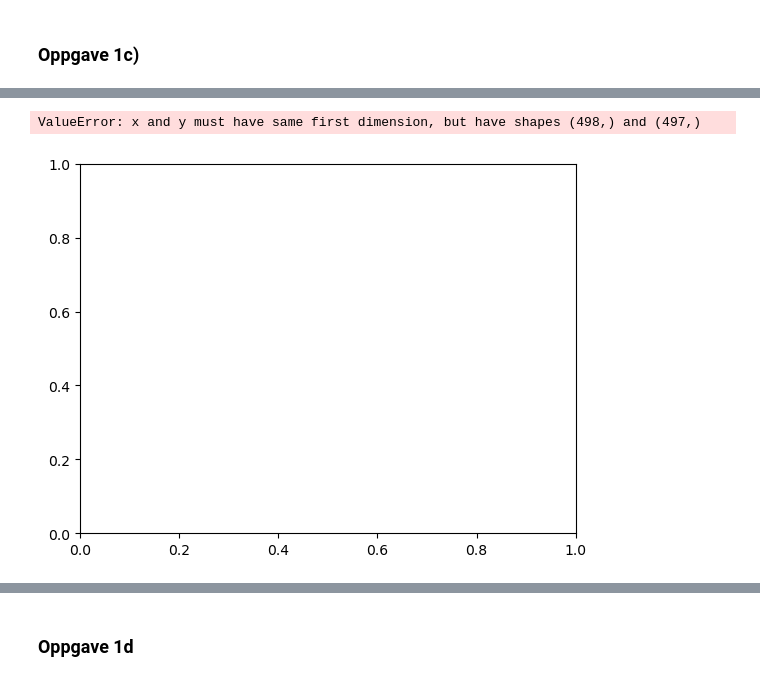
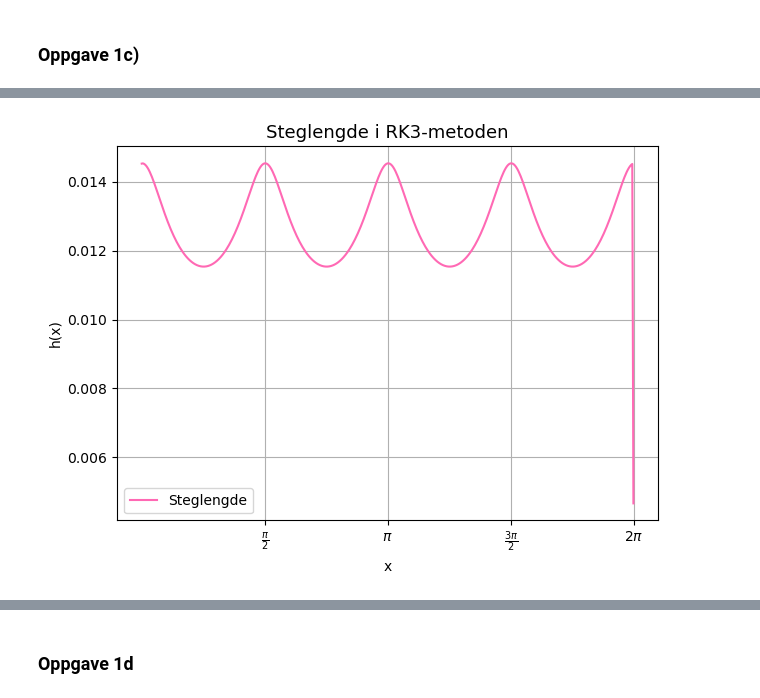
Before and after one commit to cfure3-svg/prosjekt3, a Jupyter notebook: prosjekt3.ipynb, the cells around one changed output, grey strips where cells are left out. Cells and saved outputs as stored; diff of their text form; code cells hidden in the pictures.

```diff
--- a/prosjekt3.ipynb
+++ b/prosjekt3.ipynb
@@ -117,7 +115,18 @@ Den numeriske løsningen stemmer overens med den analytiske.
-# %%
-# Plot for steglengde
-plt.plot(x_verdier, h_verdier)
-plt.show()
-# %% [output]
-ValueError: x and y must have same first dimension, but have shapes (498,) and (497,)
-[figure, removed]
+# %%
+# Plot for steglengde
+plt.plot(x_verdier[:-1], h_verdier, label = "Steglengde", color = "hotpink")
+plt.title("Steglengde i RK3-metoden", size = 13)
+plt.ylabel("h(x)")
+plt.xlabel("x")
+
+# Endrer x-aksen til å ha pi
+ticks = [0.5*np.pi, np.pi, 1.5*np.pi, 2*np.pi]
+labels = [r'$\frac{\pi}{2}$', r'$\pi$', r'$\frac{3\pi}{2}$', r'$2\pi$']
+plt.xticks(ticks, labels)
+
+plt.tight_layout()
+plt.grid(True)
+plt.legend()
+plt.show()
+# %% [output]
+[figure, added]
```
Also changed, not shown: parts of 4 cells of this notebook.
